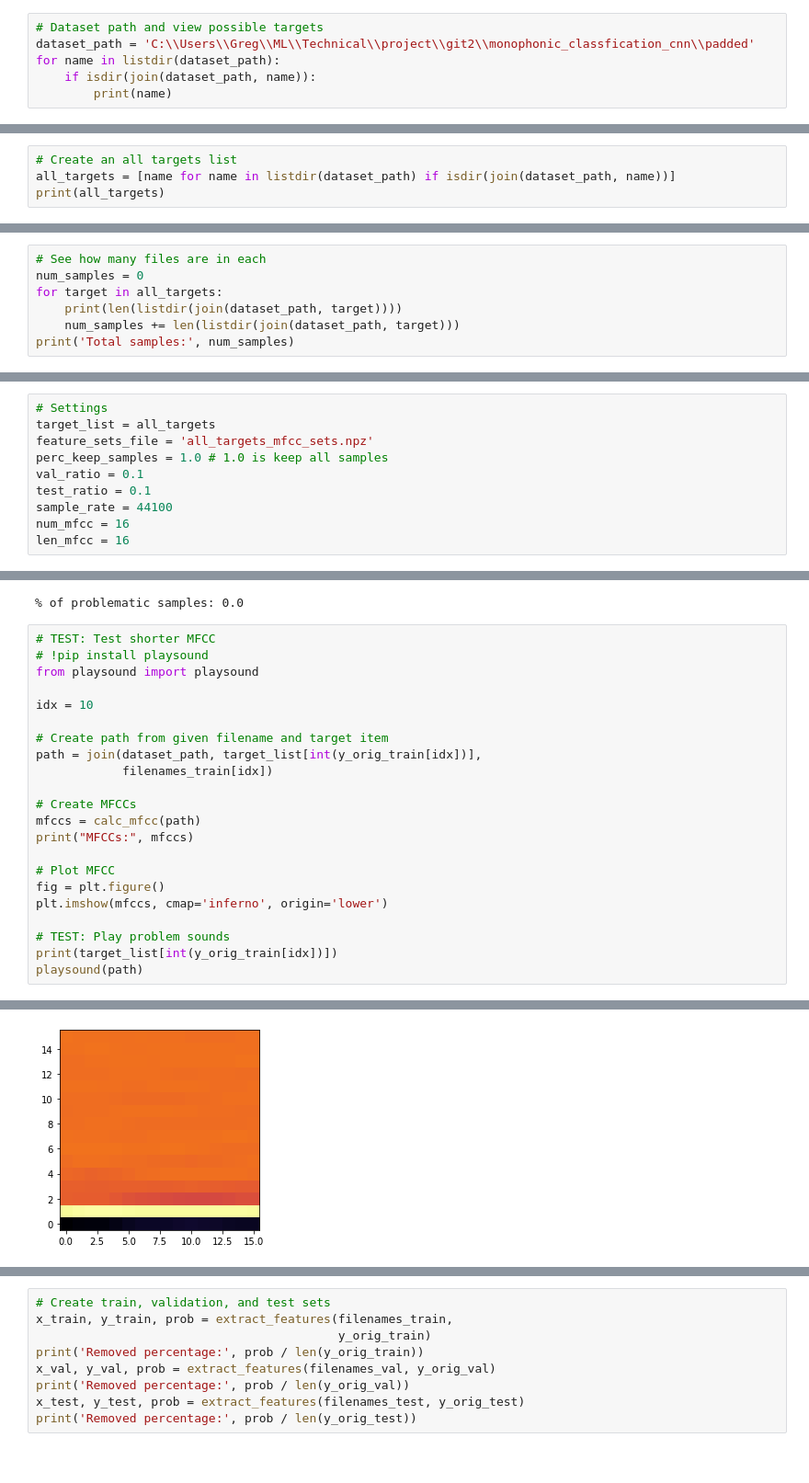
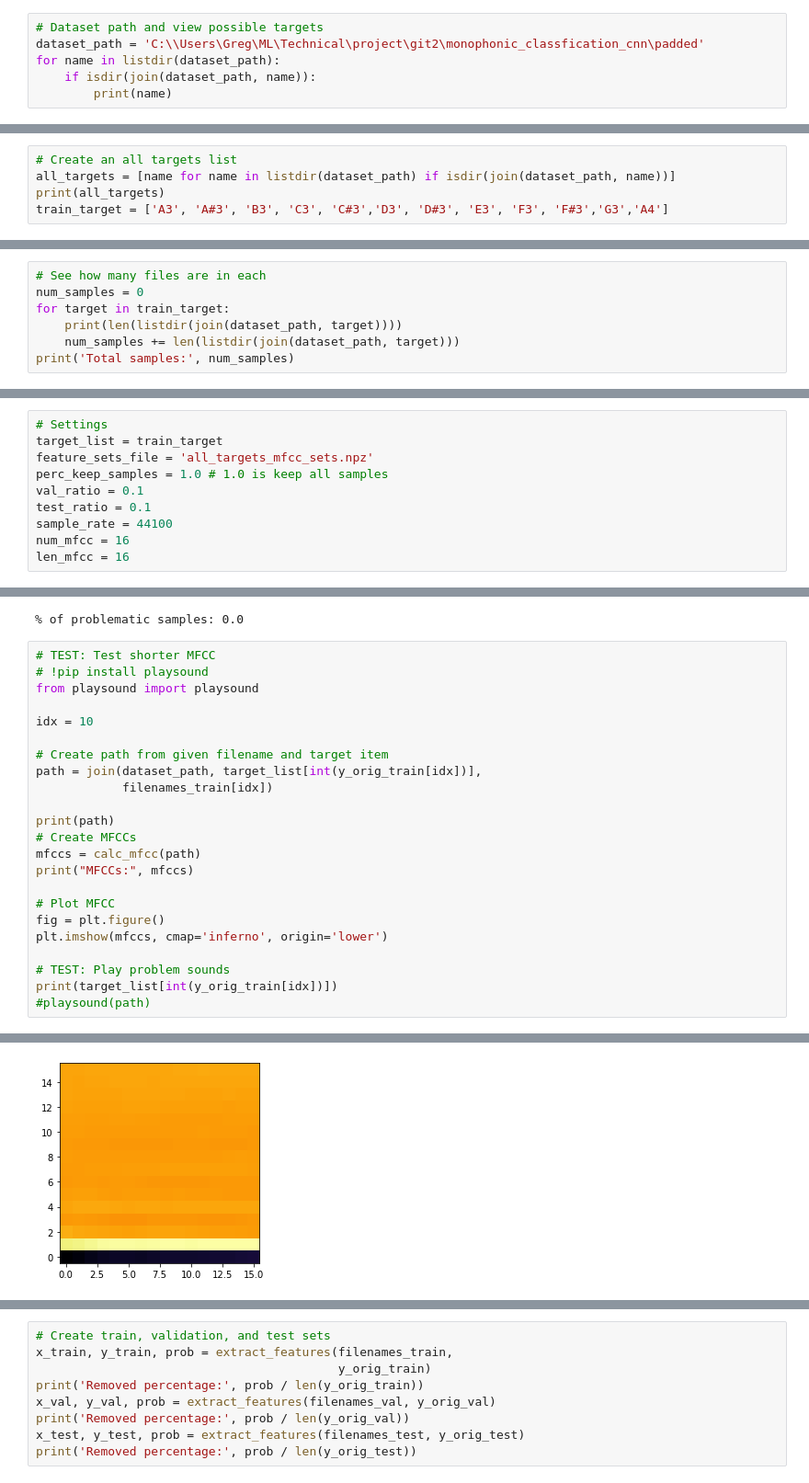
Before and after one commit to andrewsammut/monophonic_classfication_cnn, a Jupyter notebook: audioScripts/MFCCextraction.ipynb, the cells around one changed output, grey strips where cells are left out. Shown at 92% size. Drawn from its saved outputs; the diff is of its cells as text.

```diff
--- a/audioScripts/MFCCextraction.ipynb
+++ b/audioScripts/MFCCextraction.ipynb
@@ -8,7 +8,7 @@ import matplotlib.pyplot as plt
 import python_speech_features
 # %%
 # Dataset path and view possible targets
-dataset_path = 'C:\\Users\\Greg\\ML\\Technical\\project\\git2\\monophonic_classfication_cnn\\padded'
+dataset_path = 'C:\\Users\Greg\ML\Technical\project\git2\monophonic_classfication_cnn\padded'
 for name in listdir(dataset_path):
     if isdir(join(dataset_path, name)):
         print(name)
@@ -34,6 +34,7 @@ _background_noise_
 # Create an all targets list
 all_targets = [name for name in listdir(dataset_path) if isdir(join(dataset_path, name))]
 print(all_targets)
+train_target = ['A3', 'A#3', 'B3', 'C3', 'C#3','D3', 'D#3', 'E3', 'F3', 'F#3','G3','A4']
 # %% [output]
 ['A#3', 'A#4', 'A3', 'A4', 'B3', 'B4', 'C#3', 'C#4', 'C3', 'C4', 'D#3', 'D#4', 'D3', 'D4', 'E3', 'E4', 'F#3', 'F#4', 'F3', 'F4', 'G3', 'G4', '_background_noise_']
 # %%
@@ -45,7 +48,7 @@ print(all_targets)
 # %%
 # See how many files are in each
 num_samples = 0
-for target in all_targets:
+for target in train_target:
     print(len(listdir(join(dataset_path, target))))
     num_samples += len(listdir(join(dataset_path, target)))
 print('Total samples:', num_samples)
@@ -70,6 +69,6 @@ Total samples: 1280
 # %%
 # Settings
-target_list = all_targets
+target_list = train_target
 feature_sets_file = 'all_targets_mfcc_sets.npz'
 perc_keep_samples = 1.0 # 1.0 is keep all samples
 val_ratio = 0.1
@@ -216,6 +191,7 @@ idx = 10
 path = join(dataset_path, target_list[int(y_orig_train[idx])],
             filenames_train[idx])
 
+print(path)
 # Create MFCCs
 mfccs = calc_mfcc(path)
 print("MFCCs:", mfccs)
@@ -226,5 +202,5 @@ plt.imshow(mfccs, cmap='inferno', origin='lower')
 
 # TEST: Play problem sounds
 print(target_list[int(y_orig_train[idx])])
-playsound(path)
+#playsound(path)
 # %% [output]
@@ -248,4 +224,4 @@ G3
-[figure, old version]
+[figure, new version]
 # %%
 # Function: Create MFCCs, keeping only ones of desired length
 def extract_features(in_files, in_y):
```
Also changed, not shown: parts of 10 cells of this notebook, 5 other files.
